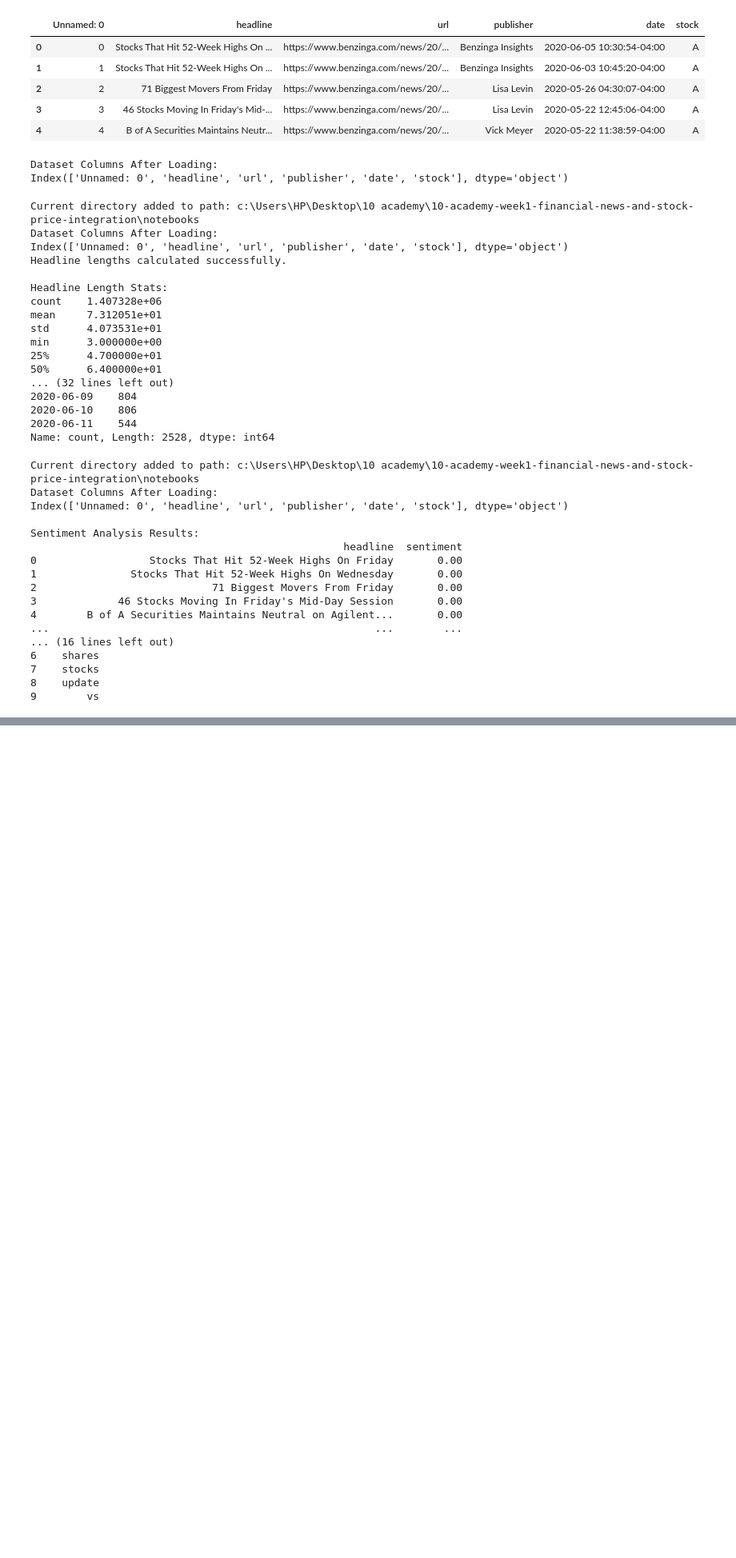
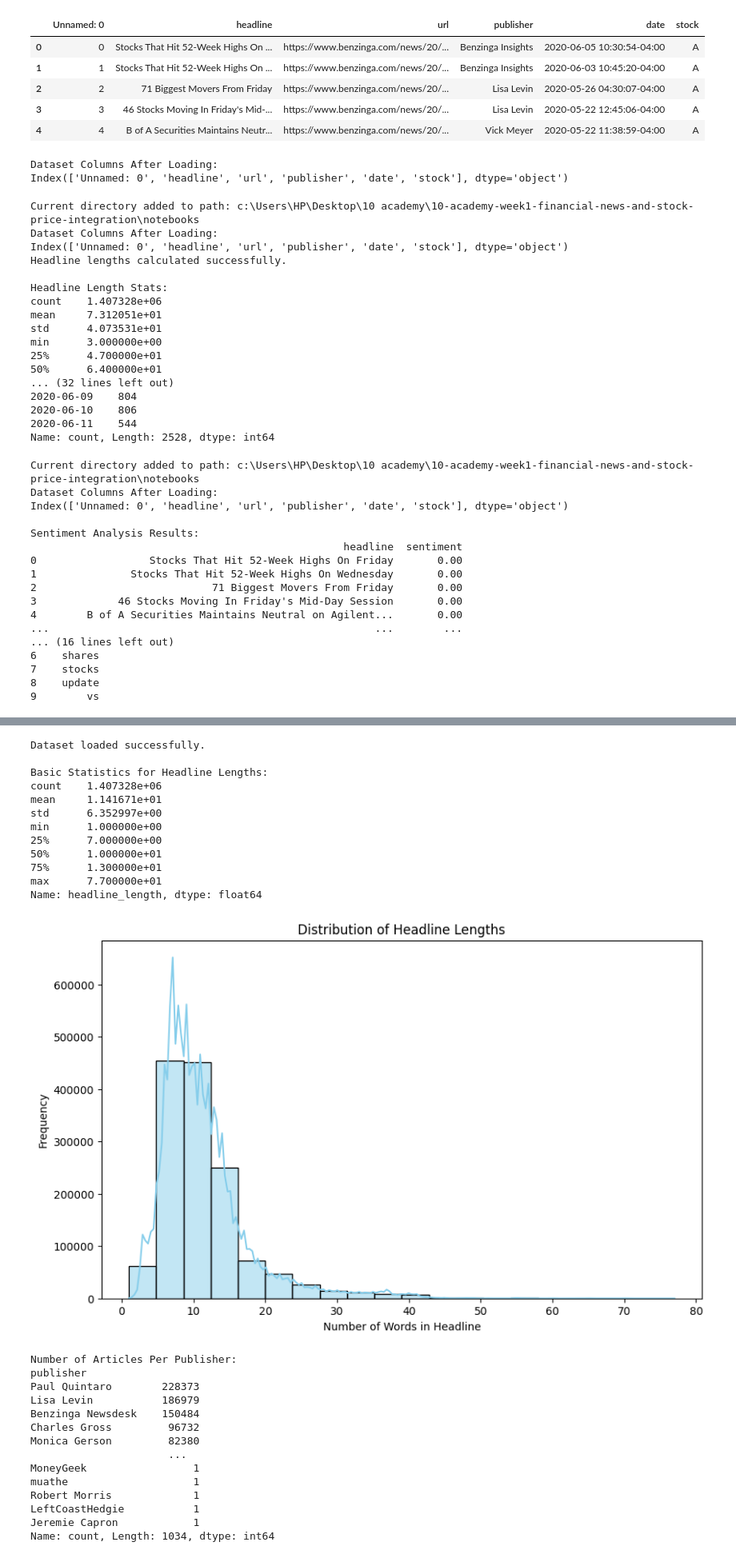
Before and after one commit to gashawgedef/10-academy-week1-financial-news-and-stock-price-integration, a Jupyter notebook: notebooks/analysis_notebook.ipynb, the cells around one changed output, grey strips where cells are left out. Shown at 80% size. Drawn from its saved outputs; the diff is of its cells as text; code cells hidden in the pictures; blank space fills up the shorter version.

```diff
--- a/notebooks/analysis_notebook.ipynb
+++ b/notebooks/analysis_notebook.ipynb
@@ -329,0 +230,63 @@ SystemExit: 1
+# %%
+# Import necessary modules
+import sys
+import os
+
+# Add the src folder to sys.path
+sys.path.append(os.path.abspath("../src"))
+
+# Import descriptive_statistics
+from descriptive_statistics import (
+    load_data,
+    headline_length_statistics,
+    articles_per_publisher,
+    publication_date_trends,
+    articles_by_day_of_week,
+)
+
+# Path to the dataset
+file_path = "../data/raw_analyst_ratings.csv"
+
+# Load the dataset
+df = load_data(file_path)
+
+# Perform Descriptive Statistics
+## Step 1: Headline Length Statistics
+headline_length_statistics(df)
+
+## Step 2: Articles Per Publisher
+articles_per_publisher(df)
+
+# # Perform publication date analysis
+# publication_date_trends(df)
+
+# # Perform day-of-week analysis
+# articles_by_day_of_week(df)
+# %% [output]
+Dataset loaded successfully.
+
+Basic Statistics for Headline Lengths:
+count    1.407328e+06
+mean     1.141671e+01
+std      6.352997e+00
+min      1.000000e+00
+25%      7.000000e+00
+50%      1.000000e+01
+75%      1.300000e+01
+max      7.700000e+01
+Name: headline_length, dtype: float64
+[figure, added]
+Number of Articles Per Publisher:
+publisher
+Paul Quintaro        228373
+Lisa Levin           186979
+Benzinga Newsdesk    150484
+Charles Gross         96732
+Monica Gerson         82380
+                      ...
+MoneyGeek                 1
+muathe                    1
+Robert Morris             1
+LeftCoastHedgie           1
+Jeremie Capron            1
+Name: count, Length: 1034, dtype: int64
```
Also changed, not shown: parts of 5 cells of this notebook, 6 other files.
